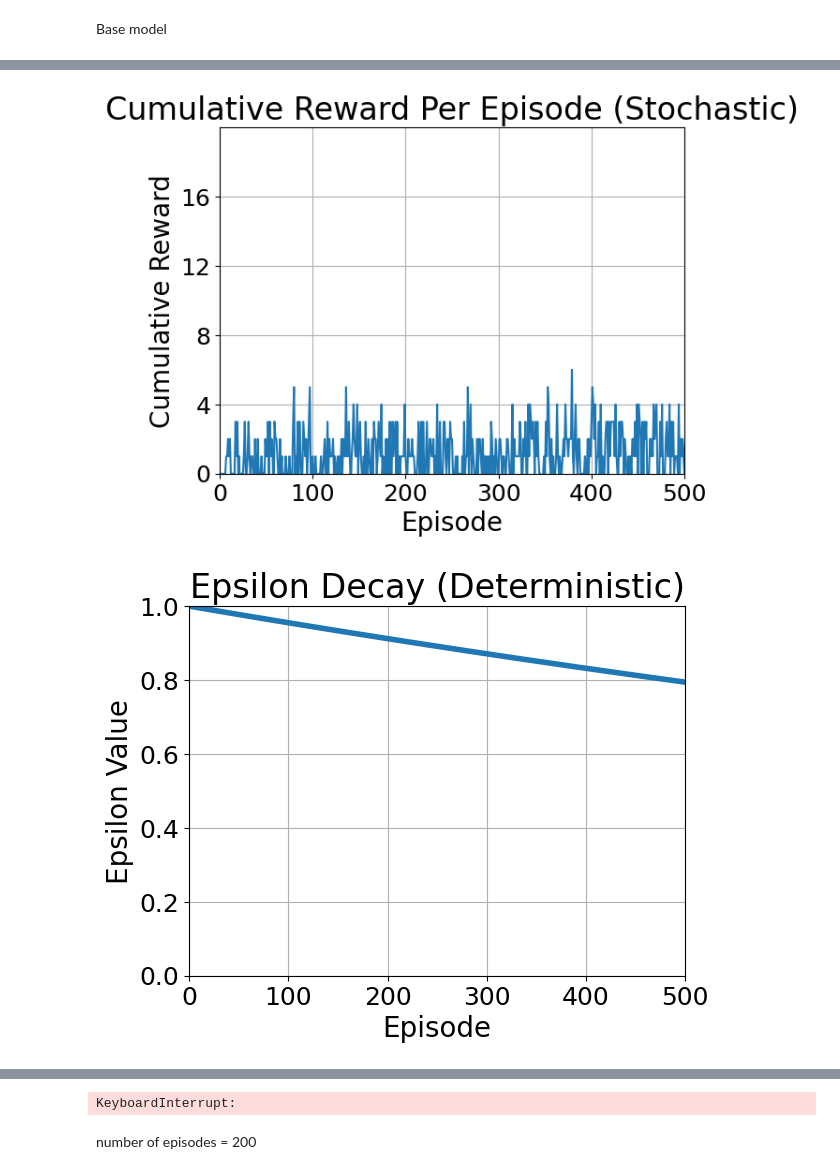
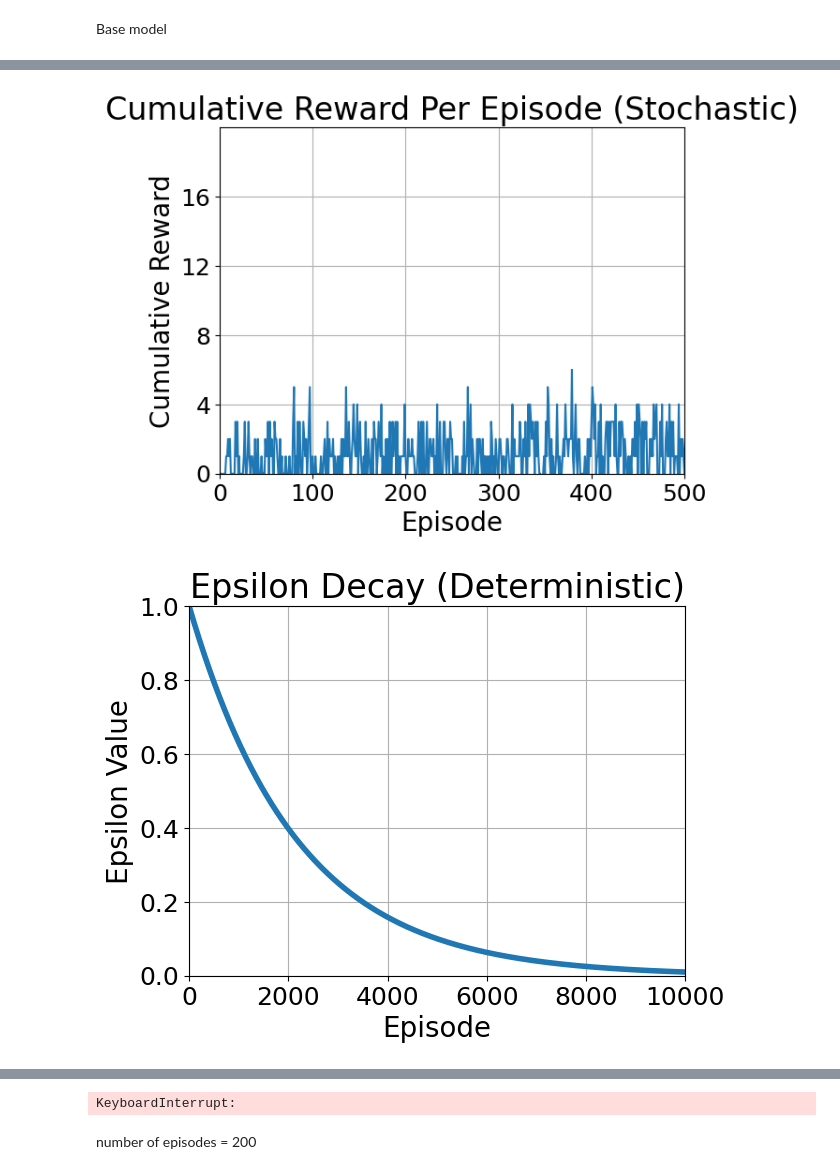
Before and after one commit to hariharan2302/hariharan2302, a Jupyter notebook: Assignment_1_checkpoint.ipynb, the cells around one changed output, grey strips where cells are left out. Saved outputs shown, nothing was run; the diff lists cells and outputs as text; code cells hidden in the pictures.

```diff
--- a/Assignment_1_checkpoint.ipynb
+++ b/Assignment_1_checkpoint.ipynb
@@ -545,40 +603,0 @@ class Deterministic_Environment(gym.Env):
-# %%
-def Q_logic_d(env, num_of_episodes, gamma, alpha=0.1):
-    epsilon_initial = 1
-    epsilon_final = 0.01
-    epsilon_decay_rate = (epsilon_final / epsilon_initial) ** (1 / num_of_episodes)
-    D_epsilon_values = []
-    new_epsilon = epsilon_initial
-    Q = defaultdict(lambda: np.zeros(env.action_space.n))
-    rewards_gained_per_episode = []
-    D_epsilon_values.append(new_epsilon)
-    for episode in range(num_of_episodes):
-        current_state = env.reset()
-        done = False
-        cummulative_reward = 0
-        while not done:
-            if np.random.rand() < new_epsilon:
-                my_action = np.random.randint(env.action_space.n)
-            else:
-                my_action = np.argmax(Q[tuple(current_state)])
-            next_state, reward, terminated, _ = env.step(my_action)
-            best_next_action = np.argmax(Q[tuple(next_state)])
-            Q[tuple(current_state)][my_action] += alpha * (reward + gamma * Q[tuple(next_state)][best_next_action] - Q[tuple(current_state)][my_action])
-            cummulative_reward += reward
-            current_state = next_state
-            if terminated:
-                break
-        rewards_gained_per_episode.append(cummulative_reward)
-        if episode > 0:
-          new_epsilon = new_epsilon * epsilon_decay_rate
-          D_epsilon_values.append(new_epsilon)
-    return dict(Q), rewards_gained_per_episode,D_epsilon_values
-my_env_1 = Deterministic_Environment()
-Q, D_rewards,D_epsilon_Values = Q_logic_d(my_env_1,10000,0.9)
-with open('Deterministic_q_table.pkl', 'wb') as f:
-    pickle.dump(Q, f)
-# I am converting this for my reference.
-with open('Deterministic_q_table.pkl', 'rb') as f:
-    Q = pickle.load(f)
-Q_df = pd.DataFrame.from_dict(Q, orient='index')
-Q_df.to_csv('Deterministic_q_table.csv')
@@ -819,7 +820,7 @@ plt.title('Epsilon Decay (Deterministic)', fontsize=24)
 plt.xticks(fontsize=18)
 plt.yticks(fontsize=18)
 plt.ylim(ymin=0, ymax=1)
-plt.xlim(xmin=0, xmax=500)
+plt.xlim(xmin=0, xmax=10000)
 plt.grid()
 plt.show()
 # Stochastic Environement
@@ -831,7 +832,7 @@ plt.title('Epsilon Decay(Stochastic)', fontsize=24)
 plt.xticks(fontsize=18)
 plt.yticks(fontsize=18)
 plt.ylim(ymin=0, ymax=1)
-plt.xlim(xmin=0, xmax=500)
+plt.xlim(xmin=0, xmax=10000)
 plt.grid()
 plt.show()
 # 10 Step verification
@@ -844,31 +845,31 @@ plt.ylabel('Total Reward per Episode (Greedy Policy)')
 plt.title('Total Reward per Episode with Greedy Policy (Deterministic)')
 plt.show()
 #Stochastic Environment
 my_env_2 = Stochastic_Environment()
 greedy_rewards = my_greedy_policy(my_env_2, Q_updated)
 plt.plot(greedy_rewards)
 plt.xlabel('Episode')
 plt.ylabel('Total Reward per Episode (Greedy Policy)')
 plt.title('Total Reward per Episode with Greedy Policy (Deterministic)')
 plt.show()
 # %% [output]
 Initial Table: [[0. 0. 0. 0.]
  [0. 0. 0. 0.]
  [0. 0. 0. 0.]
  [0. 0. 0. 0.]
  [0. 0. 0. 0.]
  [0. 0. 0. 0.]
  [0. 0. 0. 0.]
  [0. 0. 0. 0.]
  [0. 0. 0. 0.]
  [0. 0. 0. 0.]
  [0. 0. 0. 0.]
  [0. 0. 0. 0.]
 ... (22 lines left out)
  [0. 0. 0. 0.]
  [0. 0. 0. 0.]]
 Deterministic Q-table {(111.0, 0.0, 0.0, 0.0, 0.0, 0.0, 0.0, 0.0, 0.0, 0.0, 0.0, 0.0, 0.0, 0.0, 0.0, 0.0, 0.0, 0.0, 0.0, 0.0, 0.0, 0.0, 0.0, 0.0, 0.0, 0.0, 0.0, 0.0, 0.0, 0.0, 0.0, 0.0, 0.0, 0.0, 0.0, ...
 Stochastic Q-table defaultdict(<function Q_logic_s.<locals>.<lambda> at 0x...>, {(111.0, 0.0, 0.0, 0.0, 0.0, 0.0, 0.0, 0.0, 0.0, 0.0, 0.0, 0.0, 0.0, 0.0, 0.0, 0.0, 0.0, 0.0, 0.0, 0.0, 0.0, 0.0, 0.0, 0 ...
 [figure]
 [figure]
-[figure, old version]
+[figure, new version]
```
Also changed, not shown: parts of 4 cells of this notebook.
